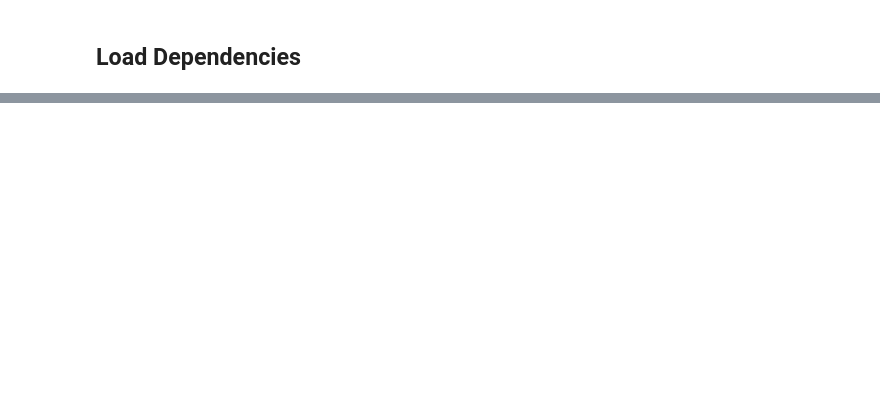
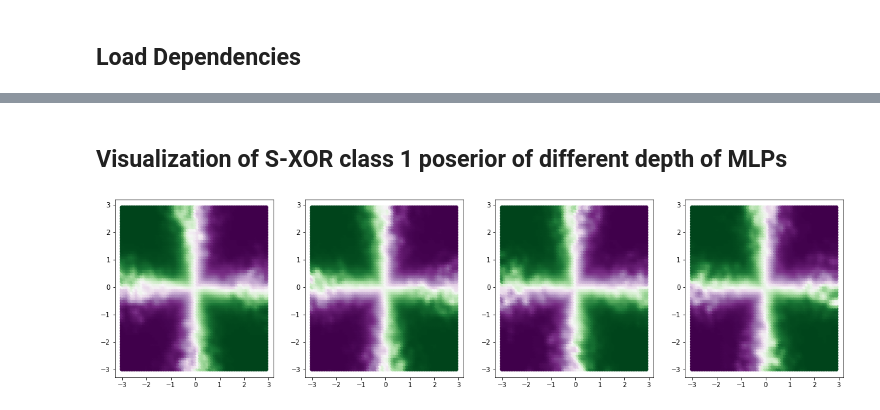
Before and after one commit to jshinm/inductive-bias-experiment, a Jupyter notebook: experiments/20210907_deeper_network.ipynb, the cells around one changed output, grey strips where cells are left out. Cells and saved outputs as stored; diff of their text form; code cells hidden in the pictures; blank space fills up the shorter version.

```diff
--- a/experiments/20210907_deeper_network.ipynb
+++ b/experiments/20210907_deeper_network.ipynb
@@ -80,0 +133,9 @@ AttributeError: 'list' object has no attribute 'get_params'
+# %% [markdown]
+## Visualization of S-XOR class 1 poserior of different depth of MLPs
+# %%
+fig, ax = plt.subplots(1,4, figsize=(5*4,5))
+
+for i in range(4):
+    ax[i].scatter(x=ib.mask[:,0],y=ib.mask[:,1],c=mtype[1][i], cmap=cmap)
+# %% [output]
+[figure, added]
```
Also changed, not shown: parts of 26 cells of this notebook.
